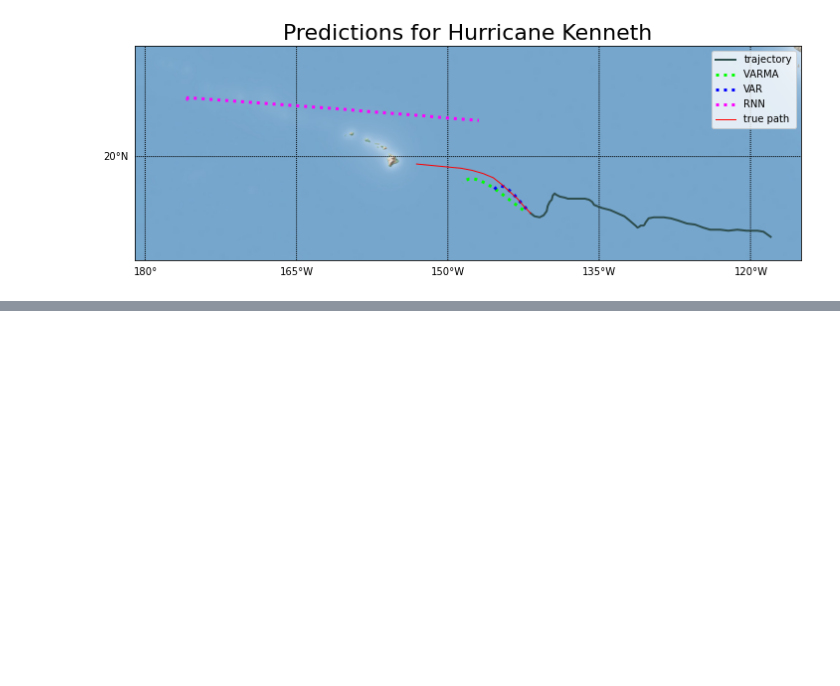
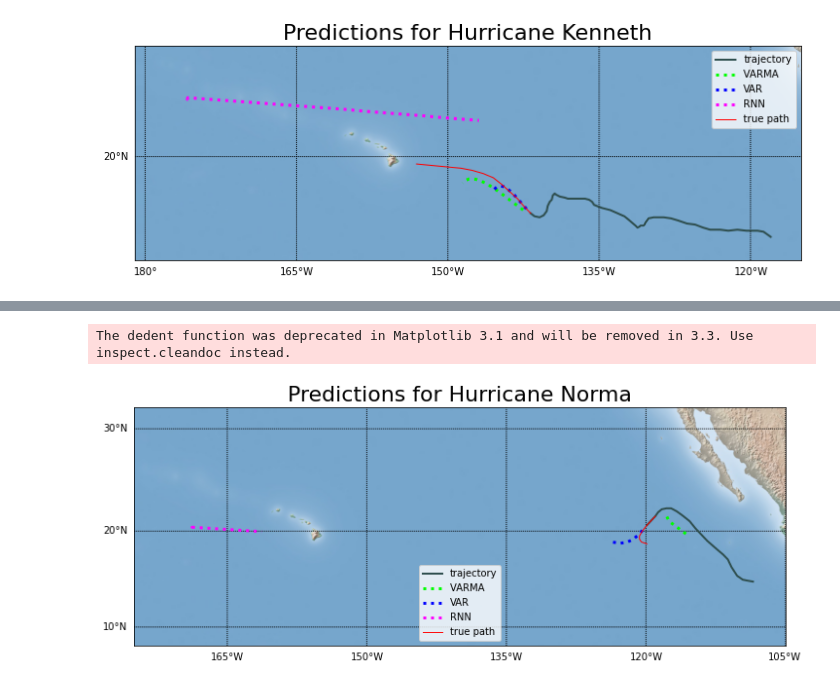
Before and after one commit to samco7/hurricane-prediction, a Jupyter notebook: Code/visualizations.ipynb, the cells around one changed output, grey strips where cells are left out. Saved outputs shown, nothing was run; the diff lists cells and outputs as text; code cells hidden in the pictures; blank space fills up the shorter version.

```diff
--- a/Code/visualizations.ipynb
+++ b/Code/visualizations.ipynb
@@ -664,0 +661,79 @@ xpt[5]
+# %%
+#NORMA COMBINED
+#unpack Sam's data
+SAM = np.load("../Data/VARMAX_NORMA.pickle",allow_pickle=True)
+VARMA_name = SAM["Hurricane Name"]
+VARMA_lat = SAM['Observed Points'][:, 0]
+VARMA_long = -1*SAM['Observed Points'][:, 1]
+VARMA_true_lat = SAM['True Trajectory'][:,0]
+VARMA_true_long = -1*SAM['True Trajectory'][:, 1]
+VARMA_pred_lat = SAM["Predicted Trajectory"][:,0]
+VARMA_pred_long = -1*SAM["Predicted Trajectory"][:,1]
+VARMA_params = SAM["Model Parameters (p, q)"]
+
+#unpack Thomas' data
+THOM = np.load("../Data/RNN_NORMA.pickle",allow_pickle=True)
+RNN_name = THOM["Hurricane Name"]
+RNN_lat = THOM['Observed Points'][:, 0]
+RNN_long = -1*THOM['Observed Points'][:, 1]
+RNN_true_lat = THOM['True Trajectory'][:,0]
+RNN_true_long = -1*THOM['True Trajectory'][:, 1]
+RNN_pred_lat = THOM["Predicted Trajectory"][:,0]
+RNN_pred_long = -1*THOM["Predicted Trajectory"][:,1]
+RNN_params = THOM["Model Parameters (num_timesteps)"]
+
+#Unpacking Chelsey's data
+CHEL = np.load("./norma_path_chelsey",allow_pickle=True)
+#true_traj, projected_traj, true_project_traj
+VAR_lat = CHEL['Norma'][0][0]
+VAR_pred_lat = CHEL['Norma'][1][0]
+VAR_true_lat = CHEL["Norma"][2][0]
+#true_traj, projected_traj, true_project_traj
+VAR_long = CHEL['Norma'][0][1]
+VAR_pred_long = CHEL['Norma'][1][1]
+VAR_true_long = CHEL["Norma"][2][1]
+#and move into the right hemisphere
+VAR_long = [-1*k for k in VAR_long]
+VAR_true_long = [-1* k for k in VAR_true_long]
+VAR_pred_long = [-1*k for k in VAR_pred_long]
+
+
+# Graph the trajectories of the longest hurricanes (the ones that traveled the most)
+plt.figure(figsize=(12,9))
+
+m = Basemap(llcrnrlon=-175.,llcrnrlat=8.,urcrnrlon=-105.,urcrnrlat=32.,
+            rsphere=(6378137.00,6356752.3142),
+            resolution='h',
+            projection='merc',
+            lat_0=40.,lon_0=-20.,lat_ts=20.)
+
+m.shadedrelief() #Plot a translucent relief map
+
+m.drawparallels(np.arange(10,40,10),labels=[1,0,0,1])
+m.drawmeridians(np.arange(-180,-80,15),labels=[1,1,0,1])
+
+#plot trajectory, the same for every model
+xpt, ypt = m(VAR_long, VAR_lat)
+m.plot(xpt, ypt, linewidth=2, color='darkslategray', label="trajectory")
+
+#plot predictions from each model
+xpt, ypt = m(VARMA_pred_long, VARMA_pred_lat)
+m.plot(xpt, ypt, linewidth=3, color='lime', label="VARMA ", linestyle='dotted')
+
+xpt, ypt = m(VAR_pred_long, VAR_pred_lat)
+m.plot(xpt, ypt, linewidth=3, color='b', label="VAR", linestyle='dotted')
+
+xpt, ypt = m(RNN_pred_long, RNN_pred_lat)
+m.plot(xpt, ypt, linewidth=3, color='magenta', label="RNN", linestyle='dotted')
+
+#plot the true path , the same for each model
+xpt, ypt = m(VARMA_true_long, VARMA_true_lat)
+m.plot(xpt, ypt, linewidth=1, color='red', label="true path")
+
+plt.title('Predictions for Hurricane Norma', fontsize=22)
+plt.legend()
+plt.savefig('NORMA_COMBINED')
+plt.show()
+# %% [output]
+The dedent function was deprecated in Matplotlib 3.1 and will be removed in 3.3. Use inspect.cleandoc instead.
+[figure, added]
```
Also changed, not shown: parts of 3 cells of this notebook.
